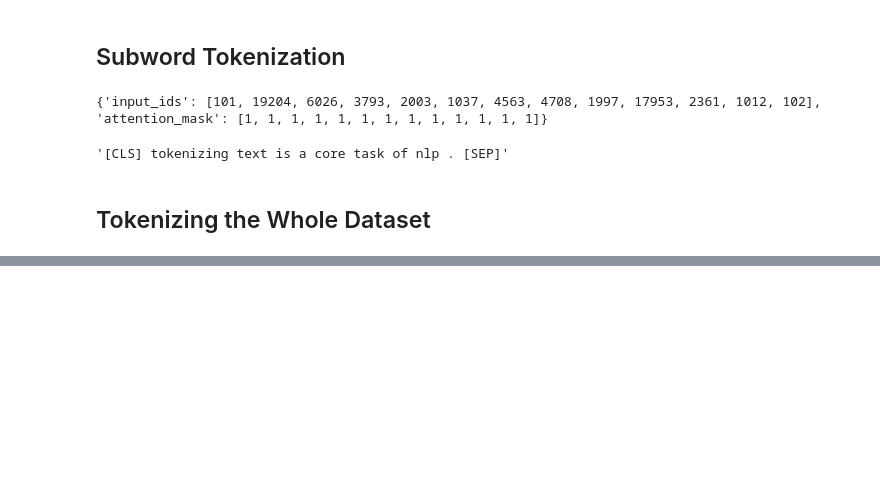
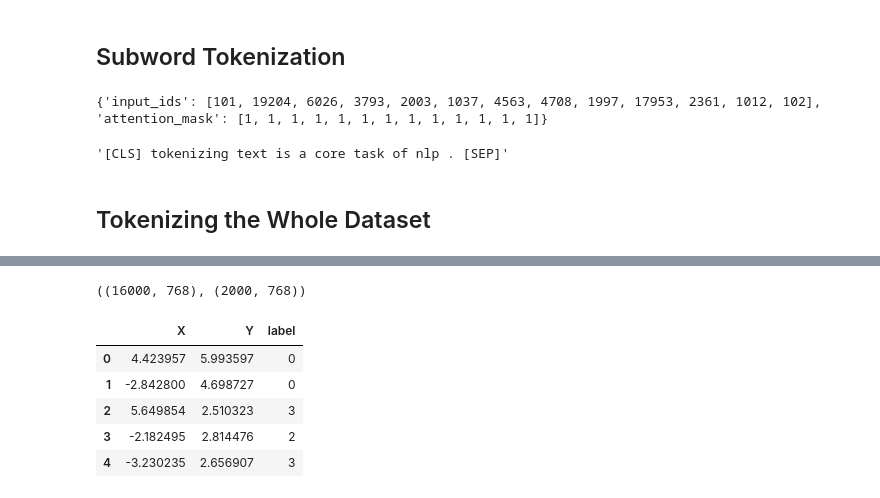
Before and after one commit to SadeghPouriyanZadeh/nlp-with-transformers, a Jupyter notebook: chapter_2.ipynb, the cells around one changed output, grey strips where cells are left out. Saved outputs shown, nothing was run; the diff lists cells and outputs as text; code cells hidden in the pictures; blank space fills up the shorter version.

```diff
--- a/chapter_2.ipynb
+++ b/chapter_2.ipynb
@@ -65,0 +112,2 @@ def tokenize(batch):
+# %%
+emotions_encoded.set_format('torch', columns=["input_ids", "attention_mask", "label"])
@@ -65,0 +118,8 @@ def tokenize(batch):
+# %%
+X_train = np.array(emotions_hidden['train']['hidden_state'])
+X_valid = np.array(emotions_hidden['validation']['hidden_state'])
+y_train = np.array(emotions_hidden['train']['label'])
+y_valid = np.array(emotions_hidden['validation']['label'])
+X_train.shape, X_valid.shape
+# %% [output]
+((16000, 768), (2000, 768))
@@ -65,0 +134,13 @@ def tokenize(batch):
+# %%
+mapper = UMAP(n_components=2, metric="cosine").fit(X_scaled)
+# Create a DataFrame of 2D embeddings
+df_emb = pd.DataFrame(mapper.embedding_, columns=["X", "Y"])
+df_emb["label"] = y_train
+df_emb.head()
+# %% [output]
+|  | X | Y | label |
+| 0 | 4.423957 | 5.993597 | 0 |
+| 1 | -2.842800 | 4.698727 | 0 |
+| 2 | 5.649854 | 2.510323 | 3 |
+| 3 | -2.182495 | 2.814476 | 2 |
+| 4 | -3.230235 | 2.656907 | 3 |
```
Also changed, not shown: parts of 29 cells of this notebook.
